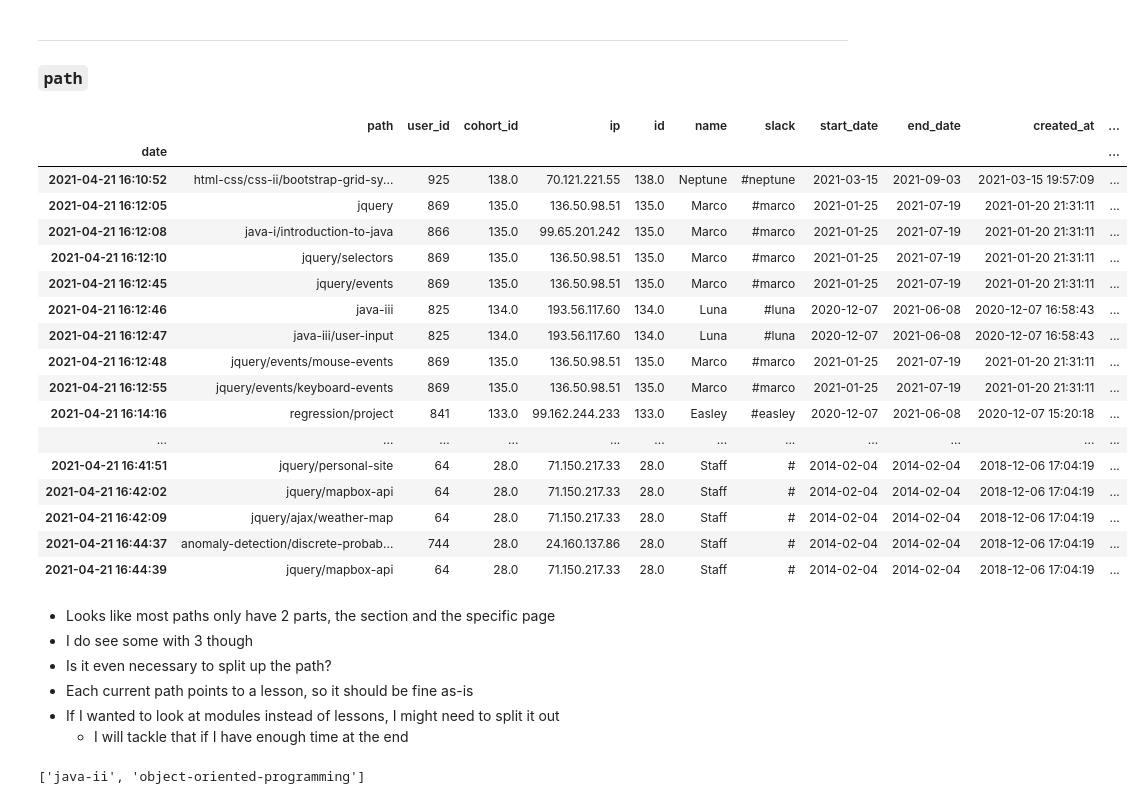
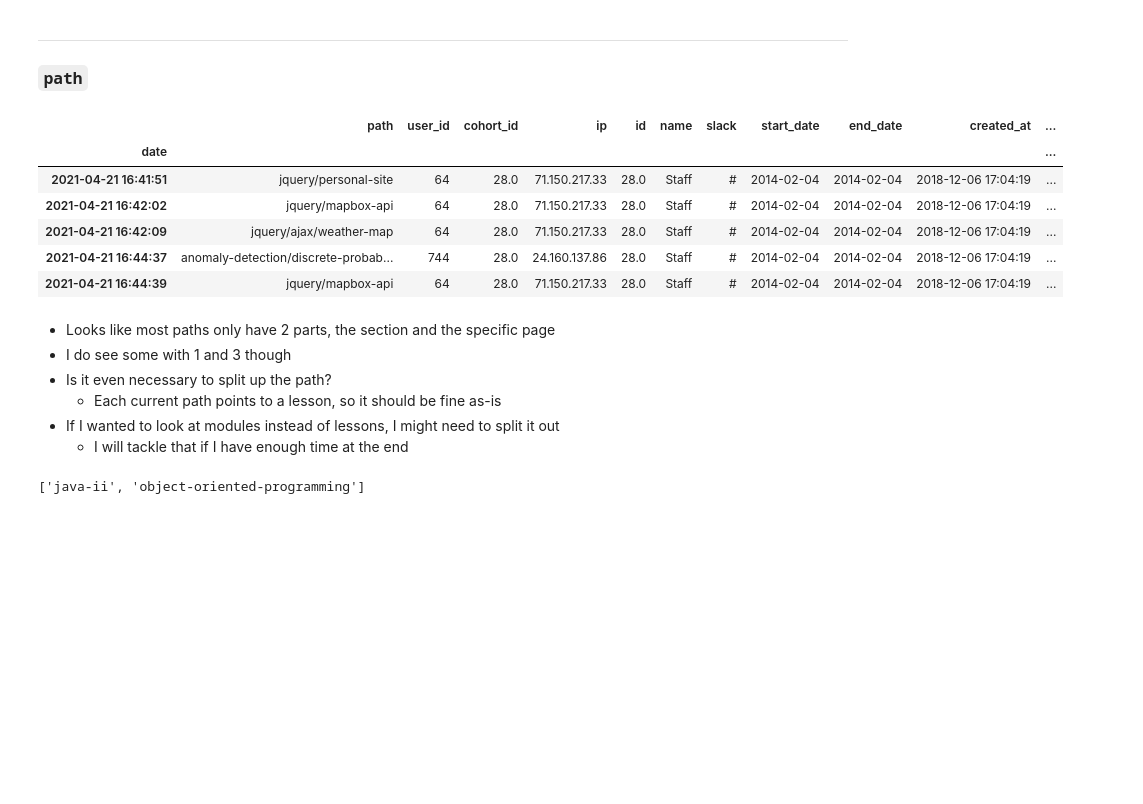
Before and after one commit to adam-talbot/anomaly-detection-project, a Jupyter notebook: scratchpad.ipynb, the cells around one changed output. Cells and saved outputs as stored; diff of their text form; code cells hidden in the pictures; blank space fills up the shorter version.

```diff
--- a/scratchpad.ipynb
+++ b/scratchpad.ipynb
@@ -103,21 +104,10 @@ df = df.drop(columns=['date', 'time'])
 ---
 ### `path`
 # %%
-df.tail(50)
+df.tail(5)
 # %% [output]
 |  | path | user_id | cohort_id | ip | id | name | slack | start_date | end_date | created_at | ... |
 | date |  |  |  |  |  |  |  |  |  |  | ... |
-| 2021-04-21 16:10:52 | html-css/css-ii/bootstrap-grid-sy... | 925 | 138.0 | 70.121.221.55 | 138.0 | Neptune | #neptune | 2021-03-15 | 2021-09-03 | 2021-03-15 19:57:09 | ... |
-| 2021-04-21 16:12:05 | jquery | 869 | 135.0 | 136.50.98.51 | 135.0 | Marco | #marco | 2021-01-25 | 2021-07-19 | 2021-01-20 21:31:11 | ... |
-| 2021-04-21 16:12:08 | java-i/introduction-to-java | 866 | 135.0 | 99.65.201.242 | 135.0 | Marco | #marco | 2021-01-25 | 2021-07-19 | 2021-01-20 21:31:11 | ... |
-| 2021-04-21 16:12:10 | jquery/selectors | 869 | 135.0 | 136.50.98.51 | 135.0 | Marco | #marco | 2021-01-25 | 2021-07-19 | 2021-01-20 21:31:11 | ... |
-| 2021-04-21 16:12:45 | jquery/events | 869 | 135.0 | 136.50.98.51 | 135.0 | Marco | #marco | 2021-01-25 | 2021-07-19 | 2021-01-20 21:31:11 | ... |
-| 2021-04-21 16:12:46 | java-iii | 825 | 134.0 | 193.56.117.60 | 134.0 | Luna | #luna | 2020-12-07 | 2021-06-08 | 2020-12-07 16:58:43 | ... |
-| 2021-04-21 16:12:47 | java-iii/user-input | 825 | 134.0 | 193.56.117.60 | 134.0 | Luna | #luna | 2020-12-07 | 2021-06-08 | 2020-12-07 16:58:43 | ... |
-| 2021-04-21 16:12:48 | jquery/events/mouse-events | 869 | 135.0 | 136.50.98.51 | 135.0 | Marco | #marco | 2021-01-25 | 2021-07-19 | 2021-01-20 21:31:11 | ... |
-| 2021-04-21 16:12:55 | jquery/events/keyboard-events | 869 | 135.0 | 136.50.98.51 | 135.0 | Marco | #marco | 2021-01-25 | 2021-07-19 | 2021-01-20 21:31:11 | ... |
-| 2021-04-21 16:14:16 | regression/project | 841 | 133.0 | 99.162.244.233 | 133.0 | Easley | #easley | 2020-12-07 | 2021-06-08 | 2020-12-07 15:20:18 | ... |
-| ... | ... | ... | ... | ... | ... | ... | ... | ... | ... | ... | ... |
 | 2021-04-21 16:41:51 | jquery/personal-site | 64 | 28.0 | 71.150.217.33 | 28.0 | Staff | # | 2014-02-04 | 2014-02-04 | 2018-12-06 17:04:19 | ... |
 | 2021-04-21 16:42:02 | jquery/mapbox-api | 64 | 28.0 | 71.150.217.33 | 28.0 | Staff | # | 2014-02-04 | 2014-02-04 | 2018-12-06 17:04:19 | ... |
 | 2021-04-21 16:42:09 | jquery/ajax/weather-map | 64 | 28.0 | 71.150.217.33 | 28.0 | Staff | # | 2014-02-04 | 2014-02-04 | 2018-12-06 17:04:19 | ... |
@@ -125,9 +115,9 @@ df.tail(50)
 | 2021-04-21 16:44:39 | jquery/mapbox-api | 64 | 28.0 | 71.150.217.33 | 28.0 | Staff | # | 2014-02-04 | 2014-02-04 | 2018-12-06 17:04:19 | ... |
 # %% [markdown]
 - Looks like most paths only have 2 parts, the section and the specific page
-- I do see some with 3 though
+- I do see some with 1 and 3 though
 - Is it even necessary to split up the path?
-- Each current path points to a lesson, so it should be fine as-is
+    - Each current path points to a lesson, so it should be fine as-is
 - If I wanted to look at modules instead of lessons, I might need to split it out
     - I will tackle that if I have enough time at the end
 # %%
```
Also changed, not shown: parts of 56 cells of this notebook, 1 other file.
